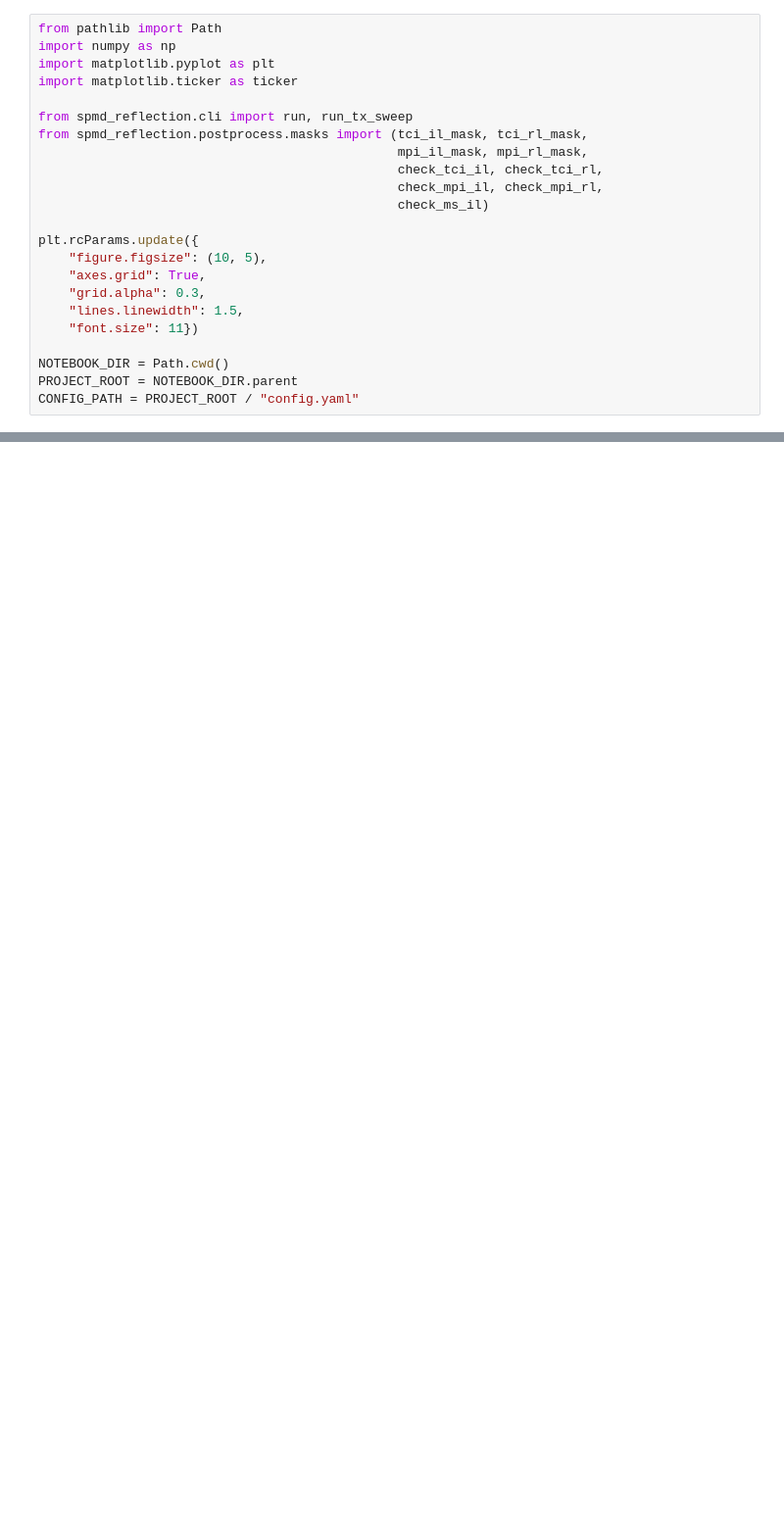
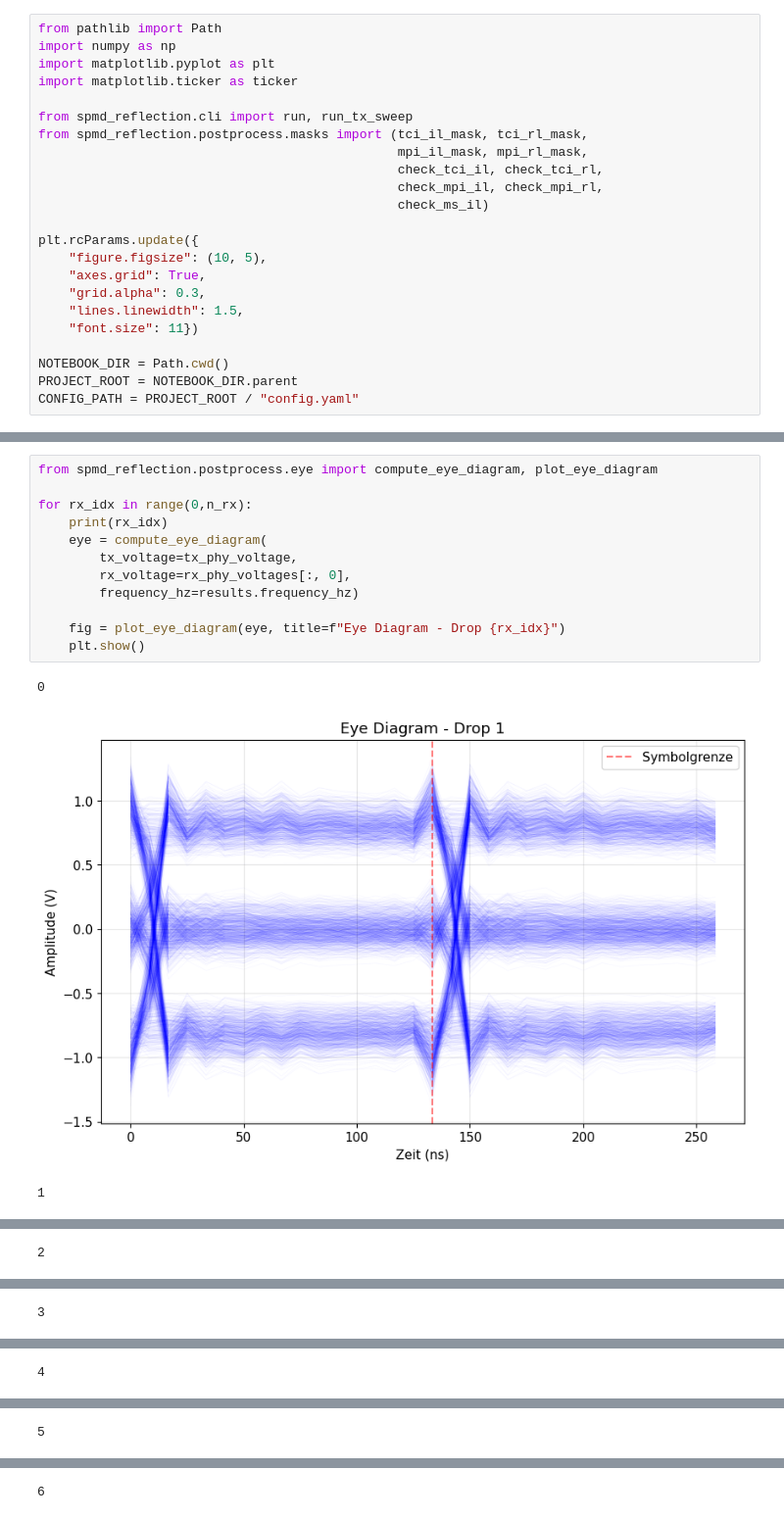
Before and after one commit to m4rin3r0/SPMD-reflexion-sim, a Jupyter notebook: notebooks/analysis.ipynb, the cells around one changed output, grey strips where cells are left out. Shown at 98% size. Cells and saved outputs as stored; diff of their text form; blank space fills up the shorter version.

```diff
--- a/notebooks/analysis.ipynb
+++ b/notebooks/analysis.ipynb
@@ -210,2 +217,18 @@ KONFORMITÄTS-ZUSAMMENFASSUNG
 
   Mixing Segment IL (188-3): PASS ✓
+# %%
+from spmd_reflection.postprocess.eye import compute_eye_diagram, plot_eye_diagram
+
+for rx_idx in range(0,n_rx):
+    print(rx_idx)
+    eye = compute_eye_diagram(
+        tx_voltage=tx_phy_voltage,
+        rx_voltage=rx_phy_voltages[:, 0],
+        frequency_hz=results.frequency_hz)
+
+    fig = plot_eye_diagram(eye, title=f"Eye Diagram - Drop {rx_idx}")
+    plt.show()
+# %% [output]
+0
+[figure, added]
+1
@@ -211,0 +236 @@ KONFORMITÄTS-ZUSAMMENFASSUNG
+2
@@ -211,0 +238 @@ KONFORMITÄTS-ZUSAMMENFASSUNG
+3
@@ -211,0 +240 @@ KONFORMITÄTS-ZUSAMMENFASSUNG
+4
@@ -211,0 +242 @@ KONFORMITÄTS-ZUSAMMENFASSUNG
+5
@@ -211,0 +244 @@ KONFORMITÄTS-ZUSAMMENFASSUNG
+6
```
Also changed, not shown: parts of 8 cells of this notebook, 3 other files.
